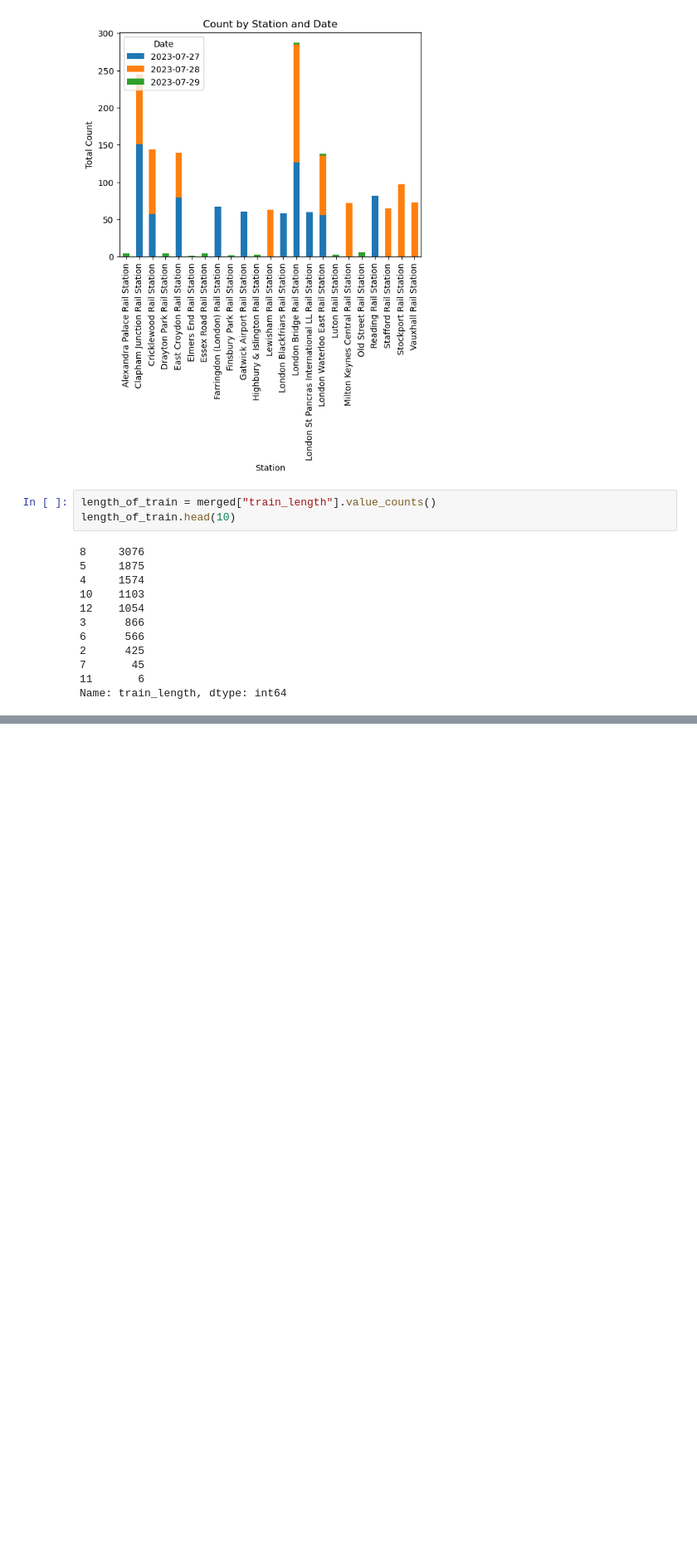
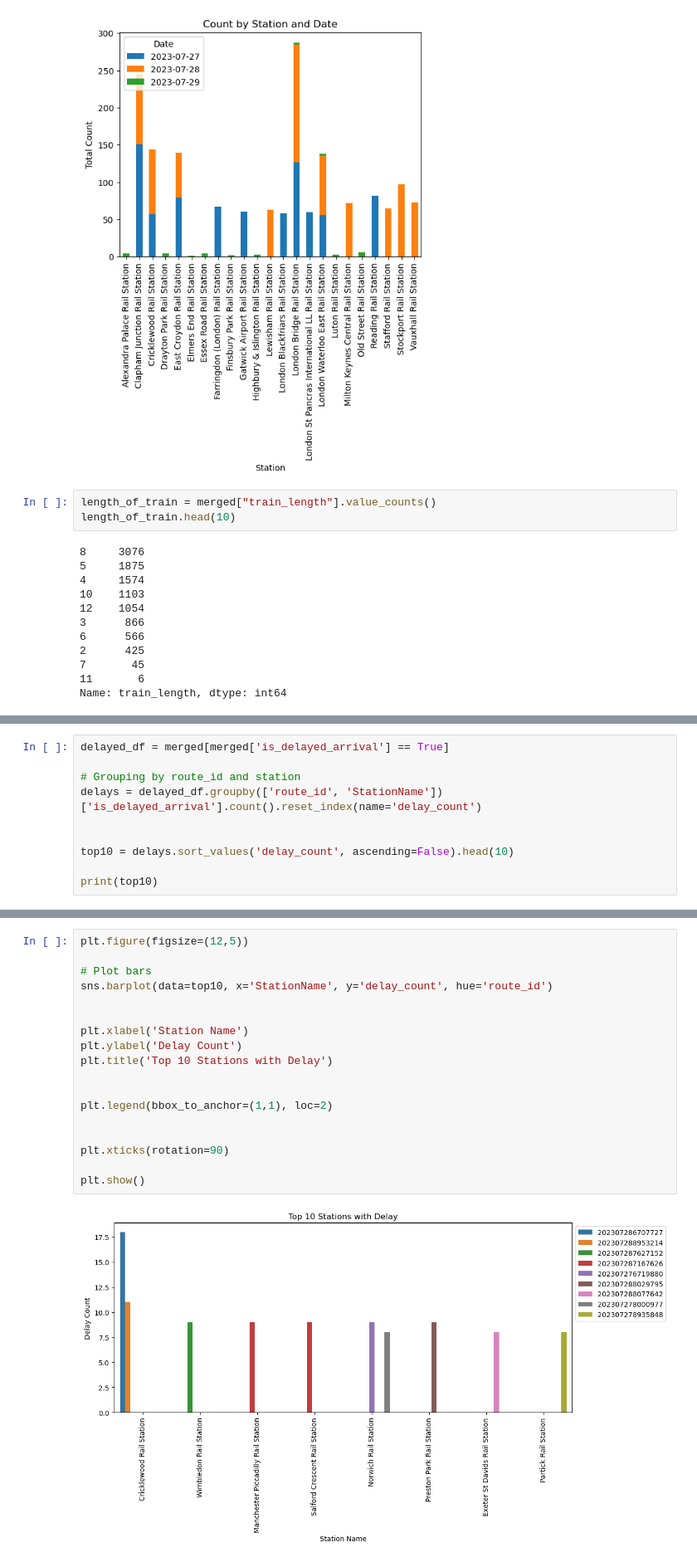
Before and after one commit to AndrewJarjis/FinalProject, a Jupyter notebook: DEprojectEDA.ipynb, the cells around one changed output, grey strips where cells are left out. Shown at 83% size. Cells and saved outputs as stored; diff of their text form; blank space fills up the shorter version.

```diff
--- a/DEprojectEDA.ipynb
+++ b/DEprojectEDA.ipynb
@@ -521,0 +654,10 @@ Further analysis will be needed but it seems like the train_length of 8 seems to
+# %%
+delayed_df = merged[merged['is_delayed_arrival'] == True]
+
+# Grouping by route_id and station
+delays = delayed_df.groupby(['route_id', 'StationName'])['is_delayed_arrival'].count().reset_index(name='delay_count')
+
+
+top10 = delays.sort_values('delay_count', ascending=False).head(10)
+
+print(top10)
@@ -521,0 +676,20 @@ Further analysis will be needed but it seems like the train_length of 8 seems to
+# %%
+plt.figure(figsize=(12,5))
+
+# Plot bars
+sns.barplot(data=top10, x='StationName', y='delay_count', hue='route_id')
+
+
+plt.xlabel('Station Name')
+plt.ylabel('Delay Count')
+plt.title('Top 10 Stations with Delay')
+
+
+plt.legend(bbox_to_anchor=(1,1), loc=2)
+
+
+plt.xticks(rotation=90)
+
+plt.show()
+# %% [output]
+[figure, added]
```
Also changed, not shown: parts of 29 cells of this notebook.
